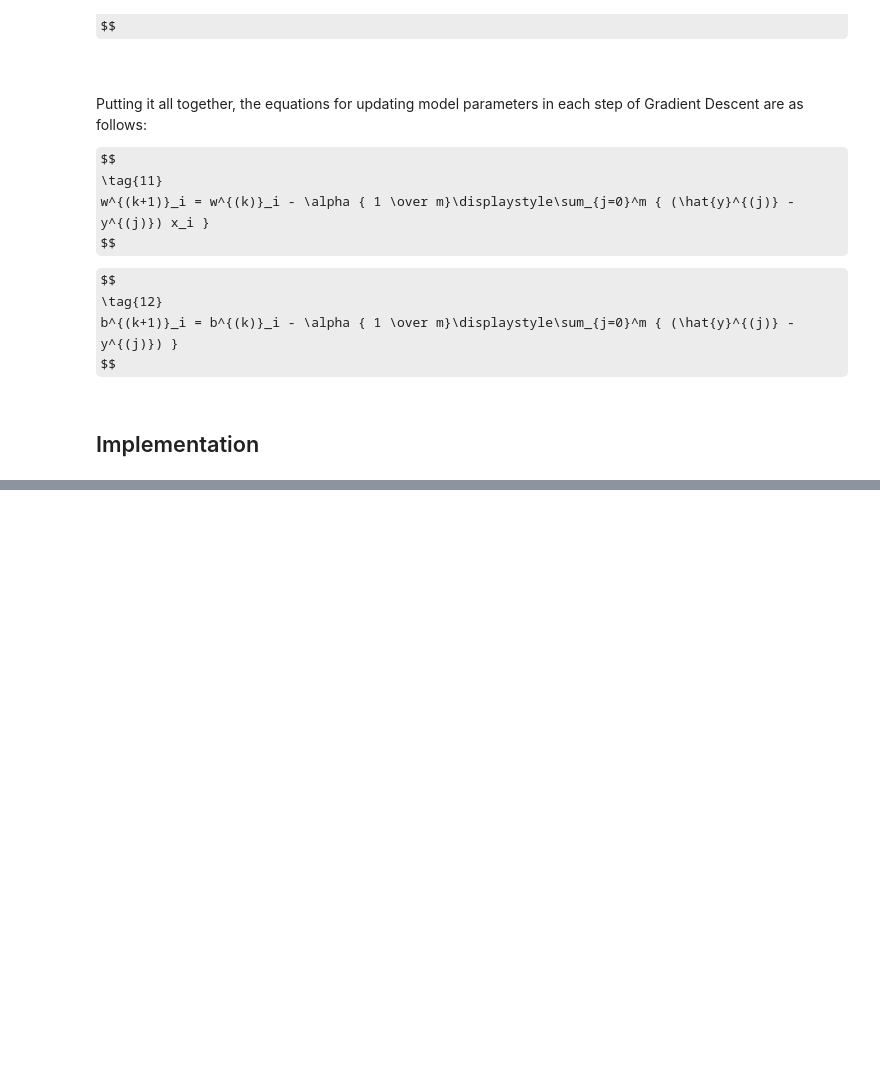
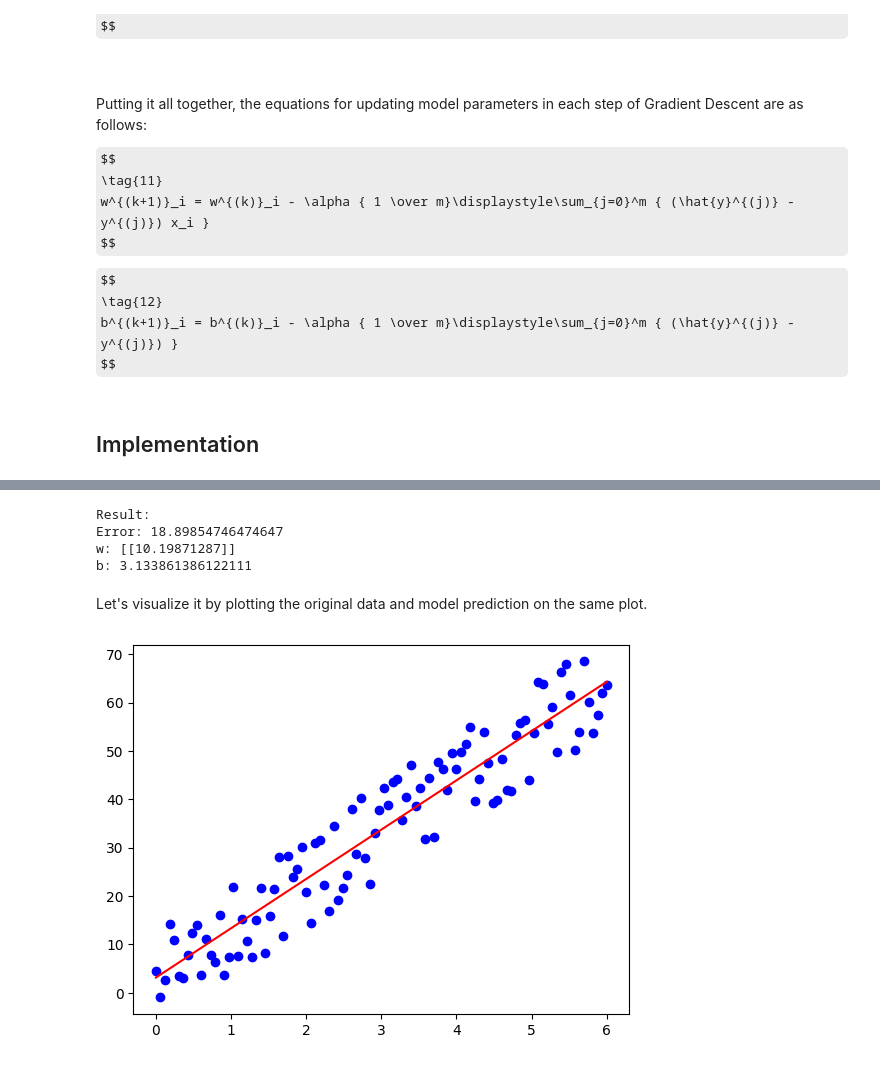
Before and after one commit to michrus/am-i-learning-yet, a Jupyter notebook: machine_learning/linear_regression/linear_regression.ipynb, the cells around one changed output, grey strips where cells are left out. Saved outputs shown, nothing was run; the diff lists cells and outputs as text; code cells hidden in the pictures; some formulas as TeX source; blank space fills up the shorter version.

```diff
--- a/machine_learning/linear_regression/linear_regression.ipynb
+++ b/machine_learning/linear_regression/linear_regression.ipynb
@@ -322,8 +336,8 @@ GradientDescentResult = dict[str, Union[np.ndarray, float]]
 
 def gradient_descent(y: np.ndarray,
                      x: np.ndarray,
-                     b: float,
                      alpha: float,
+                     b_init: float = None,
                      w_init: np.ndarray = None,
                      num_epochs: int = 1000) -> GradientDescentResult:
     """_summary_
@@ -344,7 +358,12 @@ def gradient_descent(y: np.ndarray,
     if w_init:
         w = w_init
     else:
-        w = np.zeros((input_size, 1))
+        w = np.zeros((input_size, 1), dtype=float)
+
+    if b_init:
+        b = b_init
+    else:
+        b = 0.0
 
     for _ in range(num_epochs):
         y_hat = linear_model_output(x, w, b)
@@ -362,0 +406,23 @@ def gradient_descent(y: np.ndarray,
+# %%
+result = gradient_descent(x=x, y=y, alpha=0.1, num_epochs=1000)
+
+print("Result:")
+print(f"Error: {result['error']}")
+print(f"w: {result['w']}")
+print(f"b: {result['b']}")
+# %% [output]
+Result:
+Error: 18.89854746474647
+w: [[10.19871287]]
+b: 3.133861386122111
+# %% [markdown]
+Let's visualize it by plotting the original data and model prediction on the same plot.
+# %%
+y_pred = x*result["w"] + result["b"]
+
+plt.scatter(x, y, color='b')
+plt.plot(x, y_pred, color='r')
+
+plt.show()
+# %% [output]
+[figure, added]
```
Also changed, not shown: parts of 12 cells of this notebook.
